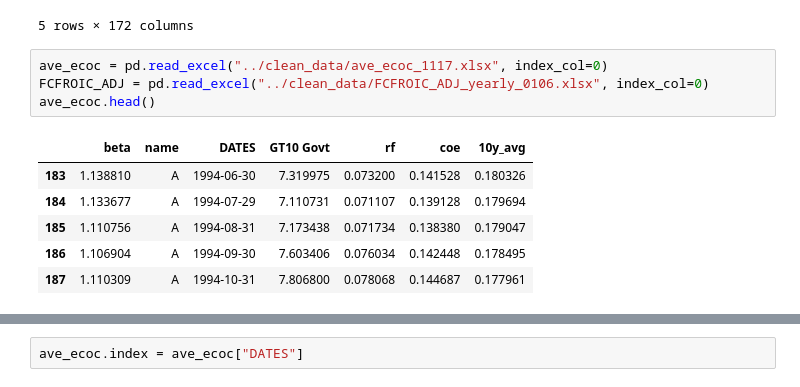
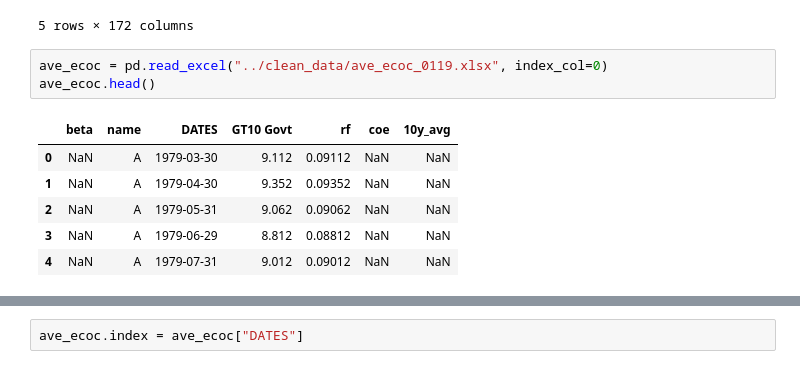
Before and after one commit to Zixin730/heartland_project, a Jupyter notebook: analyze/3_determine_quality.ipynb, the cells around one changed output, grey strips where cells are left out. Drawn from its saved outputs; the diff is of its cells as text.

```diff
--- a/analyze/3_determine_quality.ipynb
+++ b/analyze/3_determine_quality.ipynb
@@ -19,13 +19,12 @@ his_members.head()
 | 4 | 0544749D UN Equity | 0544749D UN Equity | 0544749D UN Equity | 0544749D UN Equity | 0544749D UN Equity | 0544749D UN Equity | 0544749D UN Equity | 0544749D UN Equity | ... |
 5 rows × 172 columns
 # %%
-ave_ecoc = pd.read_excel("../clean_data/ave_ecoc_1117.xlsx", index_col=0)
-FCFROIC_ADJ = pd.read_excel("../clean_data/FCFROIC_ADJ_yearly_0106.xlsx", index_col=0)
+ave_ecoc = pd.read_excel("../clean_data/ave_ecoc_0119.xlsx", index_col=0)
 ave_ecoc.head()
 # %% [output]
 |  | beta | name | DATES | GT10 Govt | rf | coe | 10y_avg |
-| 183 | 1.138810 | A | 1994-06-30 | 7.319975 | 0.073200 | 0.141528 | 0.180326 |
-| 184 | 1.133677 | A | 1994-07-29 | 7.110731 | 0.071107 | 0.139128 | 0.179694 |
-| 185 | 1.110756 | A | 1994-08-31 | 7.173438 | 0.071734 | 0.138380 | 0.179047 |
-| 186 | 1.106904 | A | 1994-09-30 | 7.603406 | 0.076034 | 0.142448 | 0.178495 |
-| 187 | 1.110309 | A | 1994-10-31 | 7.806800 | 0.078068 | 0.144687 | 0.177961 |
+| 0 | NaN | A | 1979-03-30 | 9.112 | 0.09112 | NaN | NaN |
+| 1 | NaN | A | 1979-04-30 | 9.352 | 0.09352 | NaN | NaN |
+| 2 | NaN | A | 1979-05-31 | 9.062 | 0.09062 | NaN | NaN |
+| 3 | NaN | A | 1979-06-29 | 8.812 | 0.08812 | NaN | NaN |
+| 4 | NaN | A | 1979-07-31 | 9.012 | 0.09012 | NaN | NaN |
```
Also changed, not shown: parts of 44 cells of this notebook, 4 other files.
